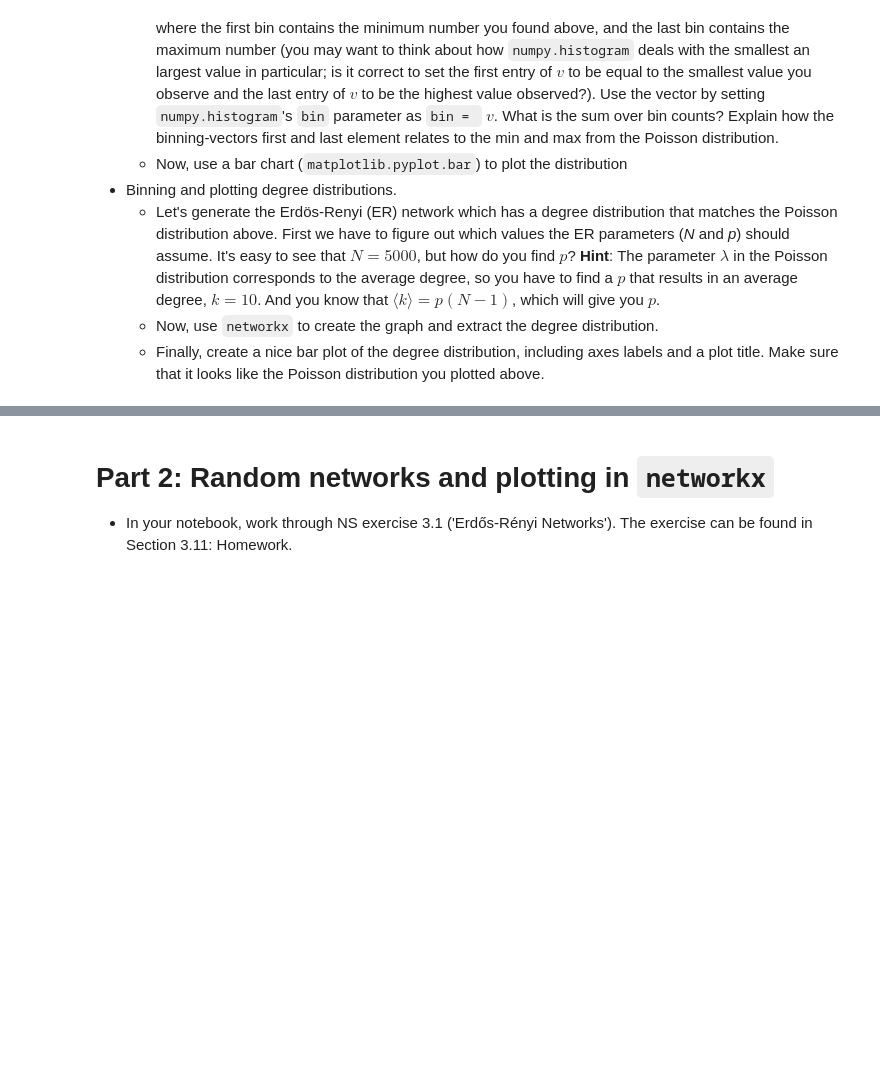
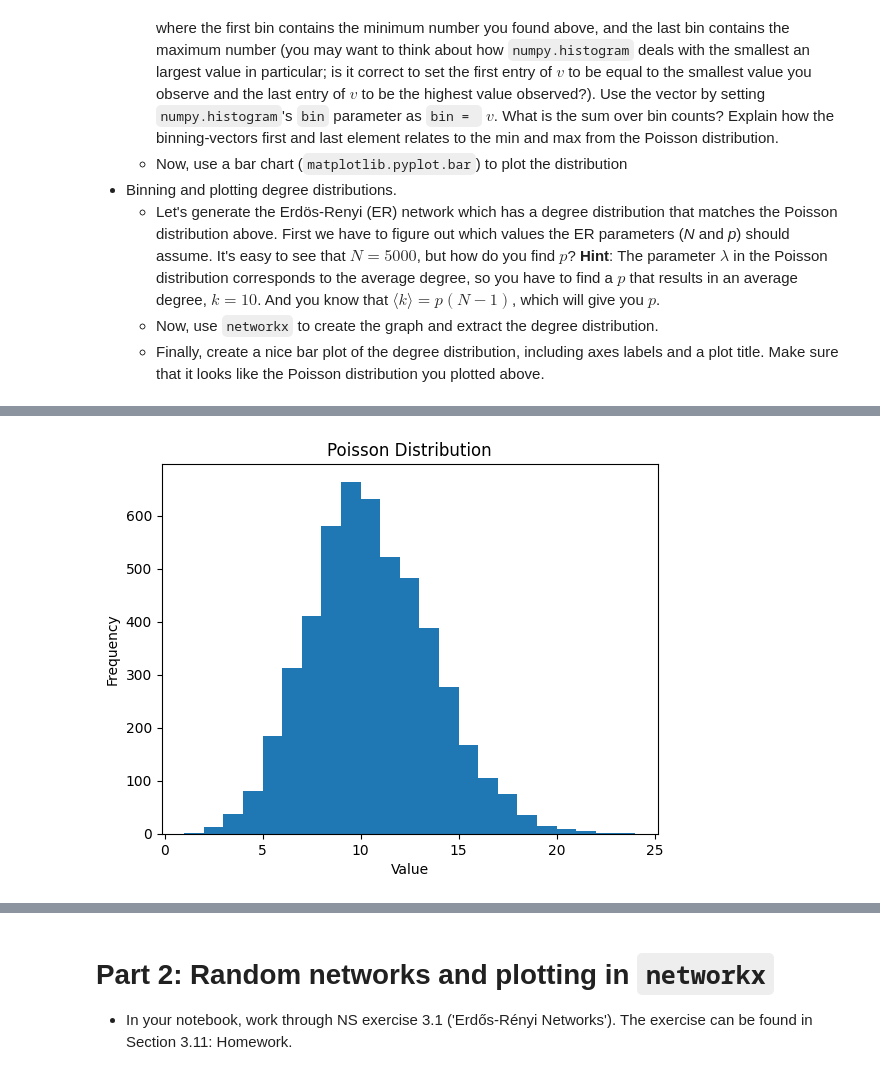
Before and after one commit to s185231/02805_SocialGraphs, a Jupyter notebook: Assignment1.ipynb, the cells around one changed output, grey strips where cells are left out. Drawn from its saved outputs; the diff is of its cells as text; code cells hidden in the pictures; blank space fills up the shorter version.

```diff
--- a/Assignment1.ipynb
+++ b/Assignment1.ipynb
@@ -37,0 +93,18 @@ First we have to figure out which values the ER parameters (_N_ and _p_) should
+# %%
+import numpy as np
+
+lambd = 10
+n = 5000
+
+#Creates seed
+np.random.seed(6)
+
+#Generates numbers
+pois = np.random.poisson(lambd, n)
+
+#Finds min value and max value of the random numbers
+minimum = np.min(pois)
+maximum = np.max(pois)
+
+print("Minimum value is: ", minimum)
+print("Maximum value is: ", maximum)
@@ -37,0 +116,9 @@ First we have to figure out which values the ER parameters (_N_ and _p_) should
+# %%
+# Create a vector 𝑣 with bins starting from the minimum and ending at the maximum
+v = np.arange(minimum, maximum +2) #+2 to ensure that the maximum is binned.
+
+hist, edges = np.histogram(pois, bins = v)
+print(hist, edges)
+sum_counts = np.sum(hist)
+
+print("The sum over bin counts = ", sum_counts)
@@ -37,0 +132,12 @@ First we have to figure out which values the ER parameters (_N_ and _p_) should
+# %%
+from matplotlib import pyplot as plt
+
+plt.bar(edges[:-1], hist, width=1.0, align='edge')
+plt.xlabel('Value')
+plt.ylabel('Frequency')
+plt.title('Poisson Distribution')
+
+# Show the plot
+plt.show()
+# %% [output]
+[figure, added]
```
Also changed, not shown: parts of 25 cells of this notebook.
